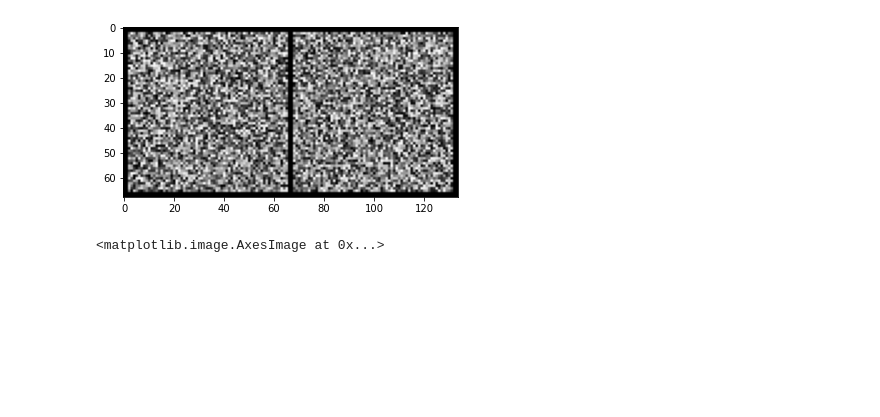
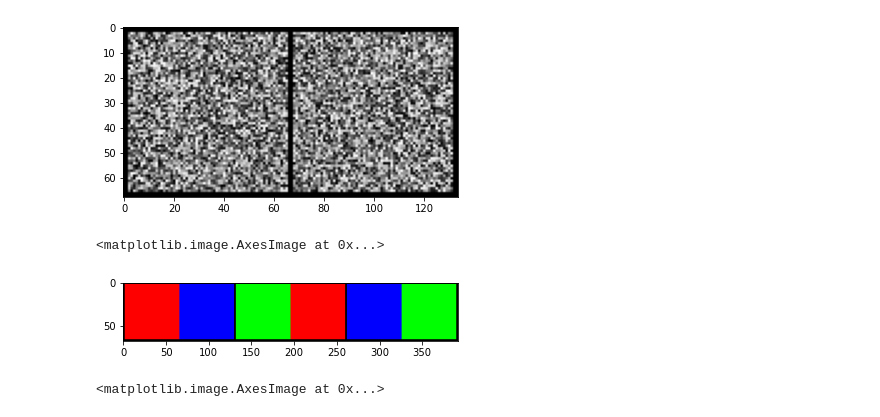
Before and after one commit to muhammadyaseen/vae-disentanglement, a Jupyter notebook: SVD Intuition.ipynb, the cells around one changed output. Cells and saved outputs as stored; diff of their text form; code cells hidden in the pictures; blank space fills up the shorter version.

```diff
--- a/SVD Intuition.ipynb
+++ b/SVD Intuition.ipynb
@@ -135,6 +135,13 @@ x2 = torch.Tensor(size=(3, 3, 64, 64))
 x2[0] = blue_image
 x2[1] = red_image
 x2[2] = green_image
+# %%
+img_compare_sidebyside = torch.cat([x1,x2], dim = 3)
+img_compare_sidebyside_grid = torchvision.utils.make_grid(img_compare_sidebyside, normalize=True)
+plt.imshow(img_compare_sidebyside_grid.permute(1, 2, 0))
+# %% [output]
+<matplotlib.image.AxesImage at 0x...>
+[figure, added]
 # %%
 x1 = torchvision.utils.make_grid(x1, normalize=True)
 x2 = torchvision.utils.make_grid(x2, normalize=True)
```
Also changed, not shown: parts of 10 cells of this notebook, 7 other files.
